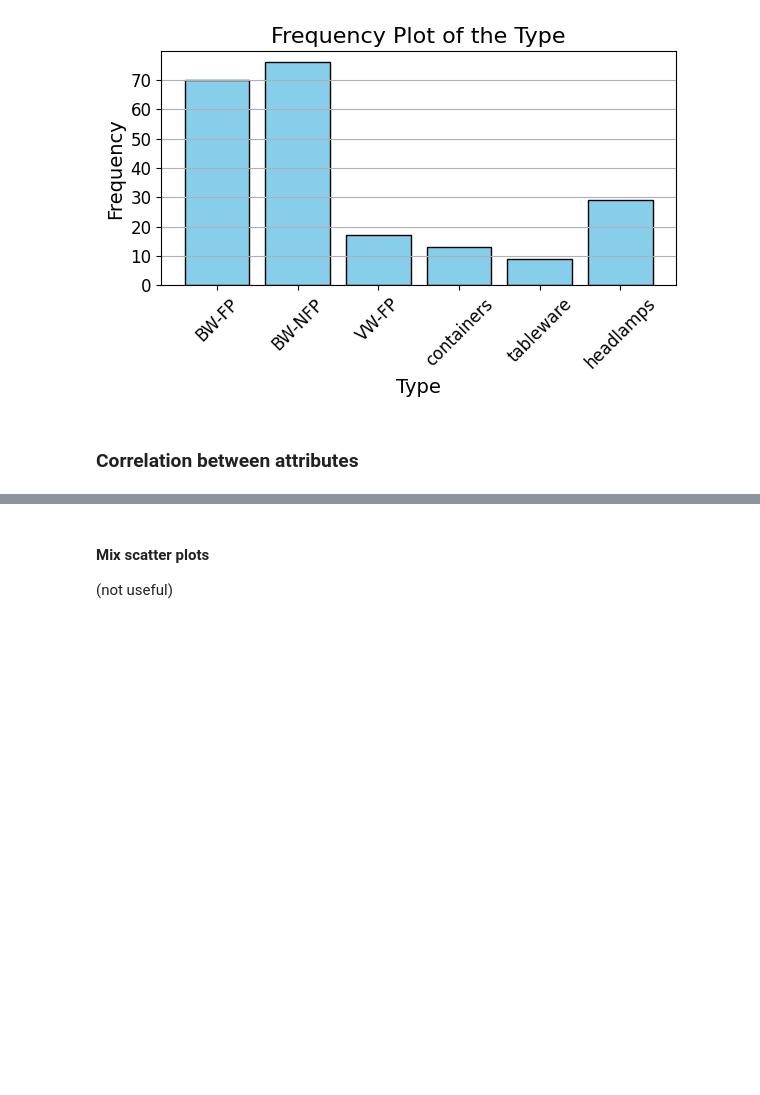
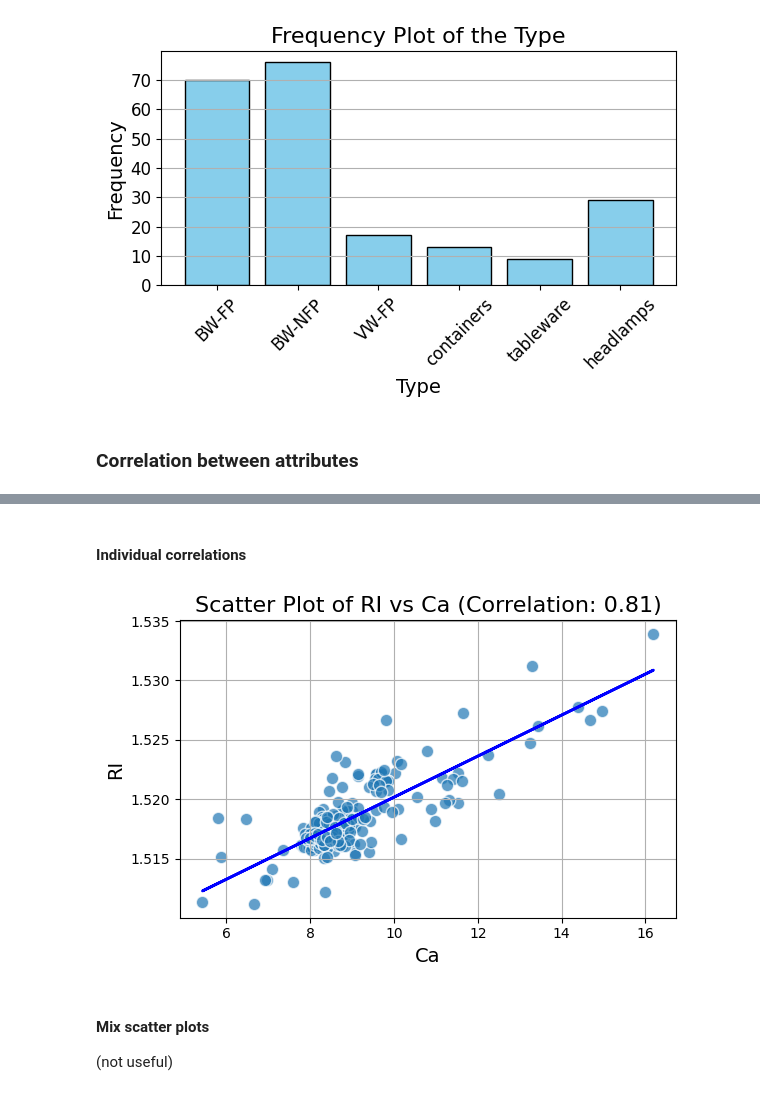
Before and after one commit to schependom/DTU_machine-learning-projects, a Jupyter notebook: Project 1/src/main.ipynb, the cells around one changed output, grey strips where cells are left out. Saved outputs shown, nothing was run; the diff lists cells and outputs as text; code cells hidden in the pictures; blank space fills up the shorter version.

```diff
--- a/Project 1/src/main.ipynb
+++ b/Project 1/src/main.ipynb
@@ -202,3 +241,26 @@ plt.show()
+# %% [markdown]
+#### Individual correlations
+# %%
+def correlation_plot(x, y, x_label, y_label, filename, save=False):
+    plt.figure(figsize=(6, 4))
+    plt.scatter(x, y, alpha=0.7, edgecolors='w', s=80)
+    # Add a regression line
+    slope, intercept = np.polyfit(x, y, 1)
+    plt.plot(x, slope*x + intercept, color='blue', linewidth=2)
+    plt.title(f'Scatter Plot of {y_label} vs {x_label} (Correlation: {corr_matrix.loc[attr1, attr2]:.2f})', fontsize=16)
+    plt.xlabel(x_label, fontsize=14)
+    plt.ylabel(y_label, fontsize=14)
+    plt.grid()
+    plt.tight_layout()
+    if save:
+        plt.savefig(f'figures/{filename}.pdf')
+    plt.show()
+
+attr1 = 'Ca'
+attr2 = 'RI'
+correlation_plot(X_df[attr1], X_df[attr2], attr1, attr2, f'scatter_{attr2}_vs_{attr1}', True)
+# %% [output]
+[figure, added]
 # %% [markdown]
 #### Mix scatter plots
 
```
Also changed, not shown: parts of 2 cells of this notebook, 7 other files.
